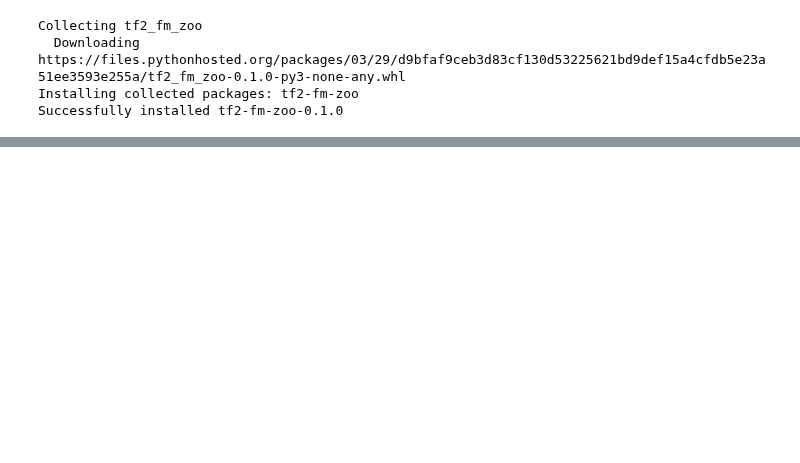
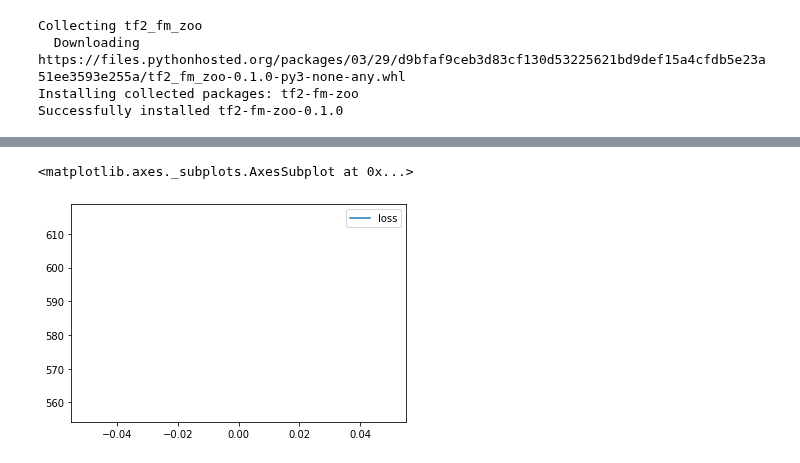
Before and after one commit to RoetGer/decisions-under-uncertainty, a Jupyter notebook: generalized_factorization_machine.ipynb, the cells around one changed output, grey strips where cells are left out. Cells and saved outputs as stored; diff of their text form; code cells hidden in the pictures; blank space fills up the shorter version.

```diff
--- a/generalized_factorization_machine.ipynb
+++ b/generalized_factorization_machine.ipynb
@@ -38,0 +125,5 @@ TypeError: ignored
+# %%
+pd.DataFrame(hist.history).plot()
+# %% [output]
+<matplotlib.axes._subplots.AxesSubplot at 0x...>
+[figure, added]
```
Also changed, not shown: parts of 7 cells of this notebook.
